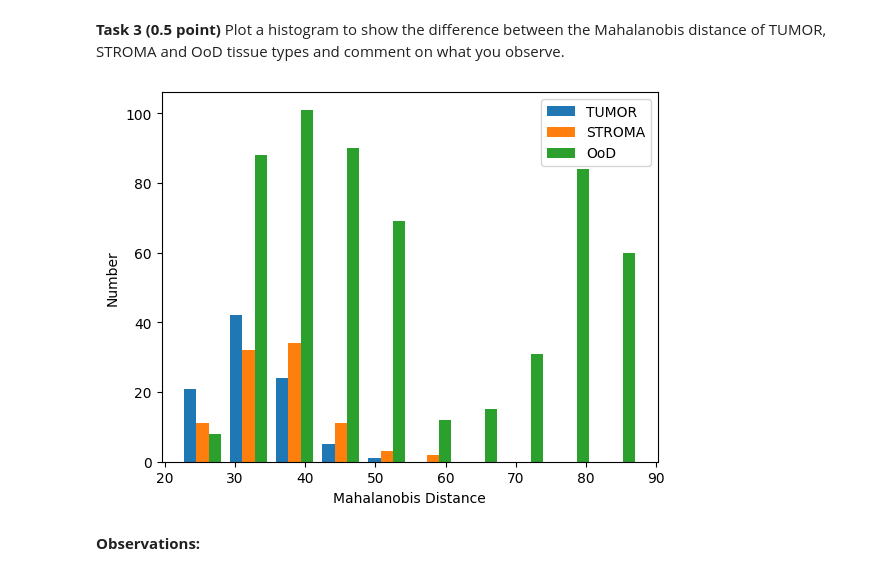
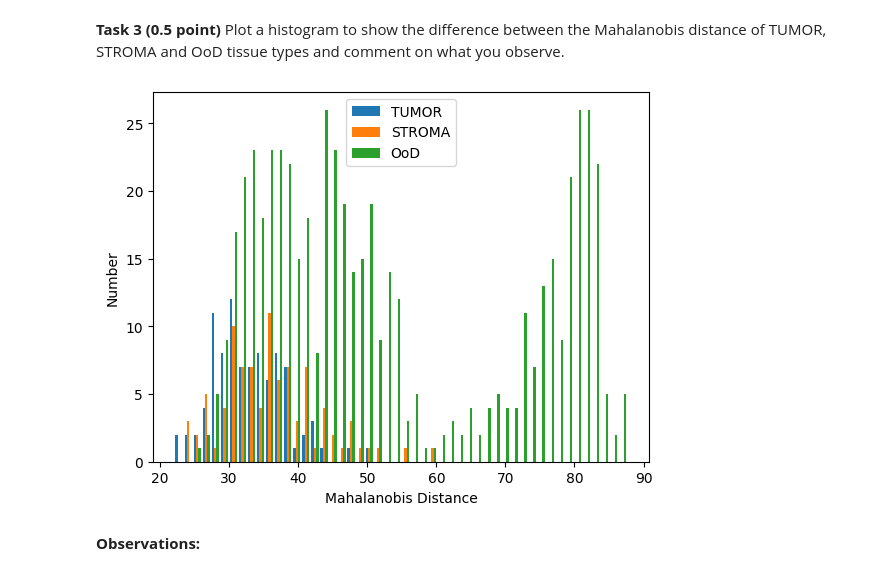
Before and after one commit to Jennifer2001-lab/iapr, a Jupyter notebook: labs/lab_03_val.ipynb, the cells around one changed output. Cells and saved outputs as stored; diff of their text form; code cells hidden in the pictures.

```diff
--- a/labs/lab_03_val.ipynb
+++ b/labs/lab_03_val.ipynb
@@ -171,23 +171,23 @@ distances_w_odd = torch.min(mahalanobis_distance(test_features_w_ood), dim=1).va
 # %%
 import numpy as np
 import matplotlib.pyplot as plt
 
 # separate the distances for each tissue type
 tumor_distances = distances_w_odd[test_labels_w_ood == 0]
 stroma_distances = distances_w_odd[test_labels_w_ood == 1]
 ood_distances = distances_w_odd[test_labels_w_ood == -1]
 # create the histogram
 plt.hist(
     [tumor_distances, stroma_distances, ood_distances],
-    bins=10,
+    bins=50,
     label=["TUMOR", "STROMA", "OoD"],
 )
 plt.legend()
 plt.xlabel("Mahalanobis Distance")
 plt.ylabel("Number")
 plt.show()
 # %% [output]
-[figure, old version]
+[figure, new version]
 # %% [markdown]
 **Observations:**
 # %% [markdown]
```
Also changed, not shown: parts of 10 cells of this notebook, 2 other files.
